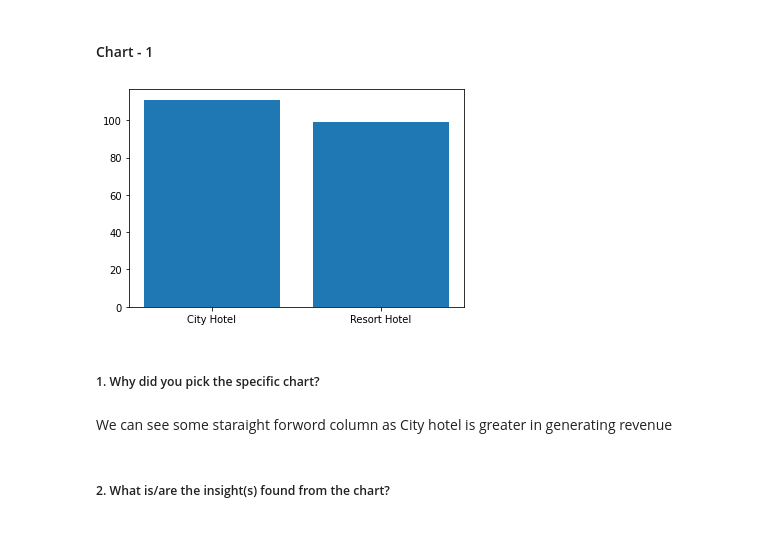
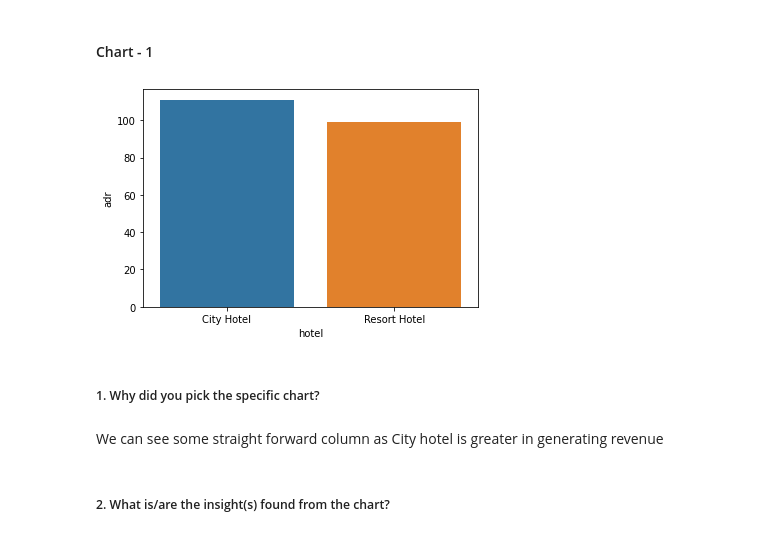
Before and after one commit to ZenCodex559/Hotel-Booking-Analysis, a Jupyter notebook: EDA_Capstone_Project_|_Hotel_Booking_Analysis.ipynb, the cells around one changed output. Drawn from its saved outputs; the diff is of its cells as text; code cells hidden in the pictures.

```diff
--- a/EDA_Capstone_Project_|_Hotel_Booking_Analysis.ipynb
+++ b/EDA_Capstone_Project_|_Hotel_Booking_Analysis.ipynb
@@ -347,3 +350,7 @@ df
+# %%
+# locating the value index and than dropping it
+df.loc[df['adr']>1000]
+df = df.drop(48515)
 # %%
 # Dividing dataset in two groups with cancel type and not cancel type
 
@@ -599,14 +618,14 @@ City hotel is the type where most of the special requests are made and most of t
 # %% [markdown]
 #### Chart - 1
 # %%
-plt.bar(x=revenue_by_hotel.hotel,height=revenue_by_hotel.adr)
+sns.barplot(x=revenue_by_hotel.hotel,y=revenue_by_hotel.adr, data=revenue_by_hotel)
 plt.show()
 # %% [output]
-[figure, old version]
+[figure, new version]
 # %% [markdown]
 ##### 1. Why did you pick the specific chart?
 # %% [markdown]
-We can see some staraight forword column as City hotel is greater in generating revenue
+We can see some straight forward column as City hotel is greater in generating revenue
 # %% [markdown]
 ##### 2. What is/are the insight(s) found from the chart?
 # %% [markdown]
```
Also changed, not shown: parts of 117 cells of this notebook.
